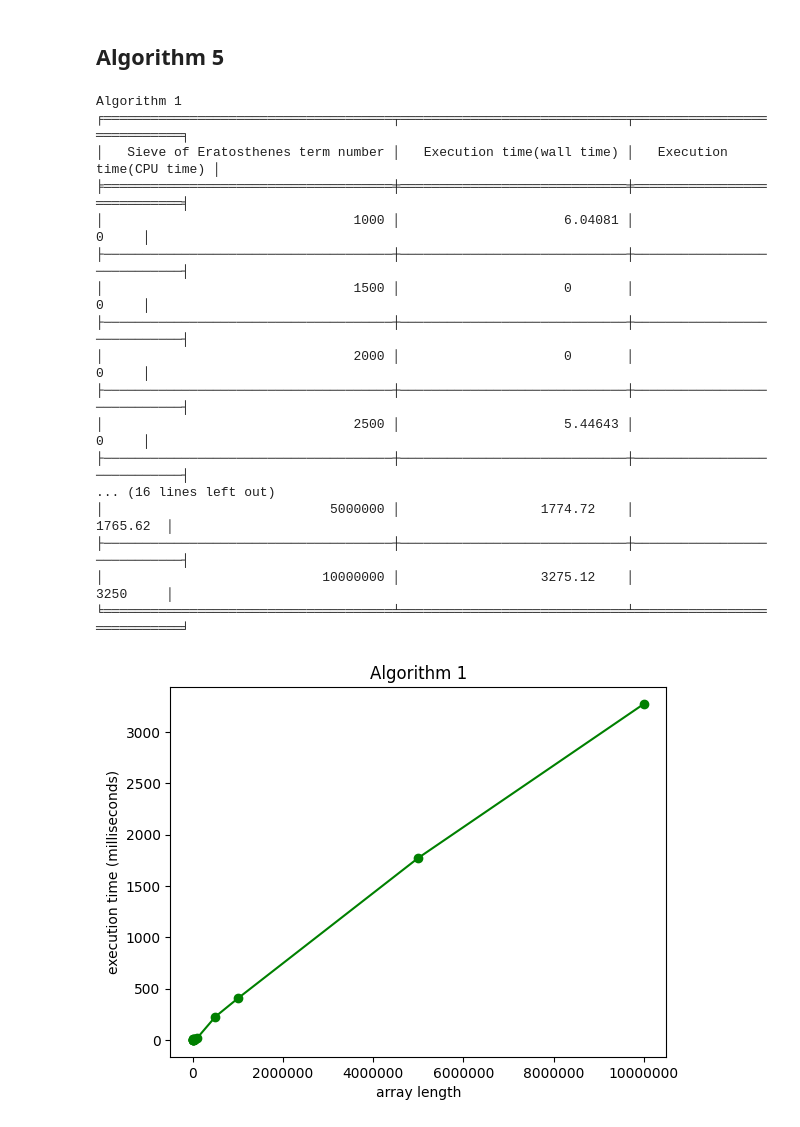
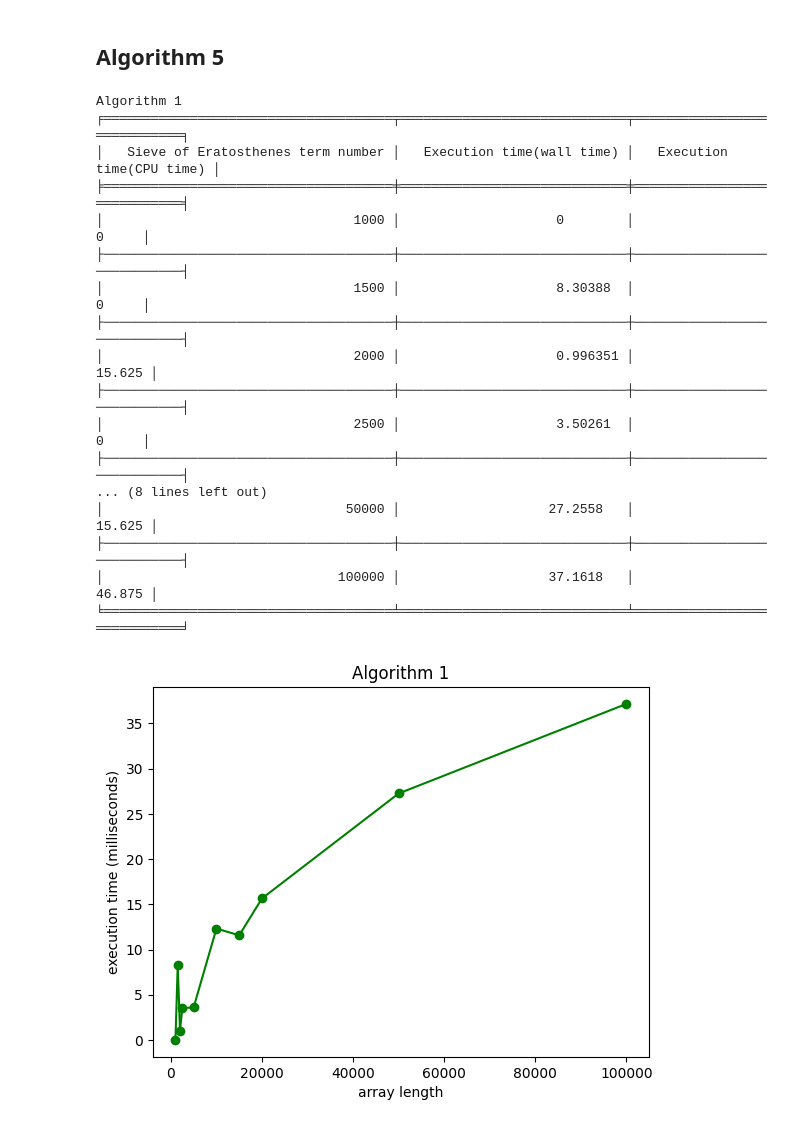
Before and after one commit to CristinaT21/APA_LABS, a Jupyter notebook: Lab_3_Eratosthenes/Lab_3_Sieve_of_Eratosthenes.ipynb, the cells around one changed output. Saved outputs shown, nothing was run; the diff lists cells and outputs as text; code cells hidden in the pictures.

```diff
--- a/Lab_3_Eratosthenes/Lab_3_Sieve_of_Eratosthenes.ipynb
+++ b/Lab_3_Eratosthenes/Lab_3_Sieve_of_Eratosthenes.ipynb
@@ -10,7 +10,7 @@ from tabulate import tabulate
 # %%
 ex_time_list = []
 # %%
-list_n = [1000, 1500, 2000, 2500, 5000, 10000, 15000, 20000, 50000, 100000, 500000, 1000000, 5000000, 10000000]
+list_n = [1000, 1500, 2000, 2500, 5000, 10000, 15000, 20000, 50000, 100000]
 # %% [markdown]
 ## Algorithm 1
 # %%
@@ -128,66 +128,50 @@ algorithm_list = ['sieve_of_eratosthenes_1', 'sieve_of_eratosthenes_2', 'sieve_o
 # %%
 headers=['Sieve of Eratosthenes term number',  'Execution time(wall time)', 'Execution time(CPU time)']
 # %%
-k = 1
 list_ex = []
-for alg in algorithm_list:
-    table = []
-    for i in list_n:
-        """
-        loop for calculating the execution time
-        and including the results in a table
-        """
-        start = time.time()
-        start2 = time.process_time()
-        nr = sieve_of_eratosthenes_1(i)
-        end = time.time()
-        end2 = time.process_time()
-        # time in milliseconds
-        ex_time = (end - start) * 1000
-        ex_time_list.append(ex_time)
-        ex_time2 = (end2 - start2) * 1000
-        table.append([i, ex_time, ex_time2])
+table = []
+for i in list_n:
+    """
+    loop for calculating the execution time
+    and including the results in a table
+    """
+    start = time.time()
+    start2 = time.process_time()
+    nr = sieve_of_eratosthenes_1(i)
+    end = time.time()
+    end2 = time.process_time()
+    # time in milliseconds
+    ex_time = (end - start) * 1000
+    ex_time_list.append(ex_time)
+    ex_time2 = (end2 - start2) * 1000
+    table.append([i, ex_time, ex_time2])
 
-    print(f'Algorithm {k}')
-    print(tabulate(table, headers=headers, tablefmt='fancy_grid'))
-    t = [el[1] for el in table]
-    list_ex.append(list(t))
-    plt.plot(list_n, list_ex[0], '-og')
-    plt.xlabel("array length")
-    plt.ylabel("execution time (milliseconds)")
-    plt.title(f"Algorithm {k}")
-    plt.ticklabel_format(useOffset=False, style='plain')
-    plt.show()
-    k +=1
-
-plt.figure(figsize=(20, 20))
-plt.plot(list_n, list_ex[0], '-ob', label="Algorithm 1")
-plt.plot(list_n, list_ex[1], '-om', label="Algorithm 2")
-plt.plot(list_n, list_ex[2], '-oy', label="Algorithm 3")
-plt.plot(list_n, list_ex[3], '-og', label="Algorithm 4")
-plt.plot(list_n, list_ex[4], '-oc', label="Algorithm 5")
-plt.legend(['Algorithm 1', 'Algorithm 2', 'Algorithm 3', 'Algorithm 4', 'Algorithm 5'])
+print(f'Algorithm 1')
+print(tabulate(table, headers=headers, tablefmt='fancy_grid'))
+t = [el[1] for el in table]
+list_ex.append(list(t))
+plt.plot(list_n, list_ex[0], '-og')
 plt.xlabel("array length")
 plt.ylabel("execution time (milliseconds)")
-plt.title("All Algorithms")
+plt.title(f"Algorithm 1")
 plt.ticklabel_format(useOffset=False, style='plain')
 plt.show()
 # %% [output]
 Algorithm 1
 ╒═════════════════════════════════════╤═════════════════════════════╤════════════════════════════╕
 │   Sieve of Eratosthenes term number │   Execution time(wall time) │   Execution time(CPU time) │
 ╞═════════════════════════════════════╪═════════════════════════════╪════════════════════════════╡
-│                                1000 │                     6.04081 │                      0     │
+│                                1000 │                    0        │                      0     │
 ├─────────────────────────────────────┼─────────────────────────────┼────────────────────────────┤
-│                                1500 │                     0       │                      0     │
+│                                1500 │                    8.30388  │                      0     │
 ├─────────────────────────────────────┼─────────────────────────────┼────────────────────────────┤
-│                                2000 │                     0       │                      0     │
+│                                2000 │                    0.996351 │                     15.625 │
 ├─────────────────────────────────────┼─────────────────────────────┼────────────────────────────┤
-│                                2500 │                     5.44643 │                      0     │
+│                                2500 │                    3.50261  │                      0     │
 ├─────────────────────────────────────┼─────────────────────────────┼────────────────────────────┤
-... (16 lines left out)
-│                             5000000 │                  1774.72    │                   1765.62  │
+... (8 lines left out)
+│                               50000 │                   27.2558   │                     15.625 │
 ├─────────────────────────────────────┼─────────────────────────────┼────────────────────────────┤
-│                            10000000 │                  3275.12    │                   3250     │
+│                              100000 │                   37.1618   │                     46.875 │
 ╘═════════════════════════════════════╧═════════════════════════════╧════════════════════════════╛
-[figure, old version]
+[figure, new version]
```
Also changed, not shown: parts of 7 cells of this notebook, 1 other file.
